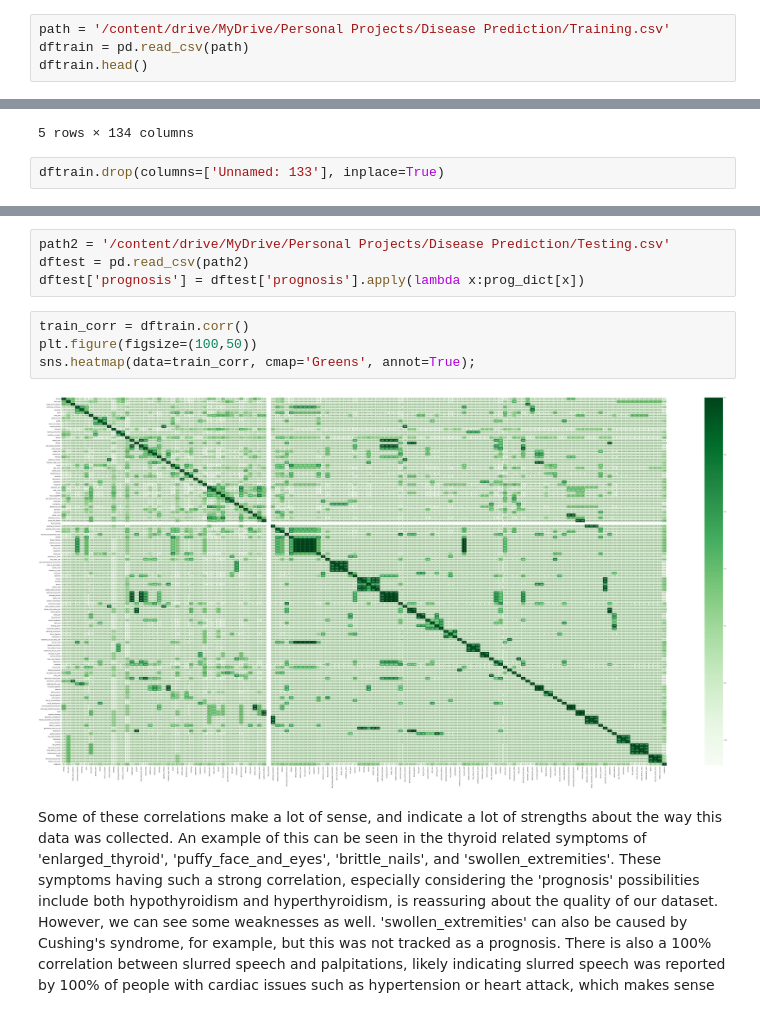
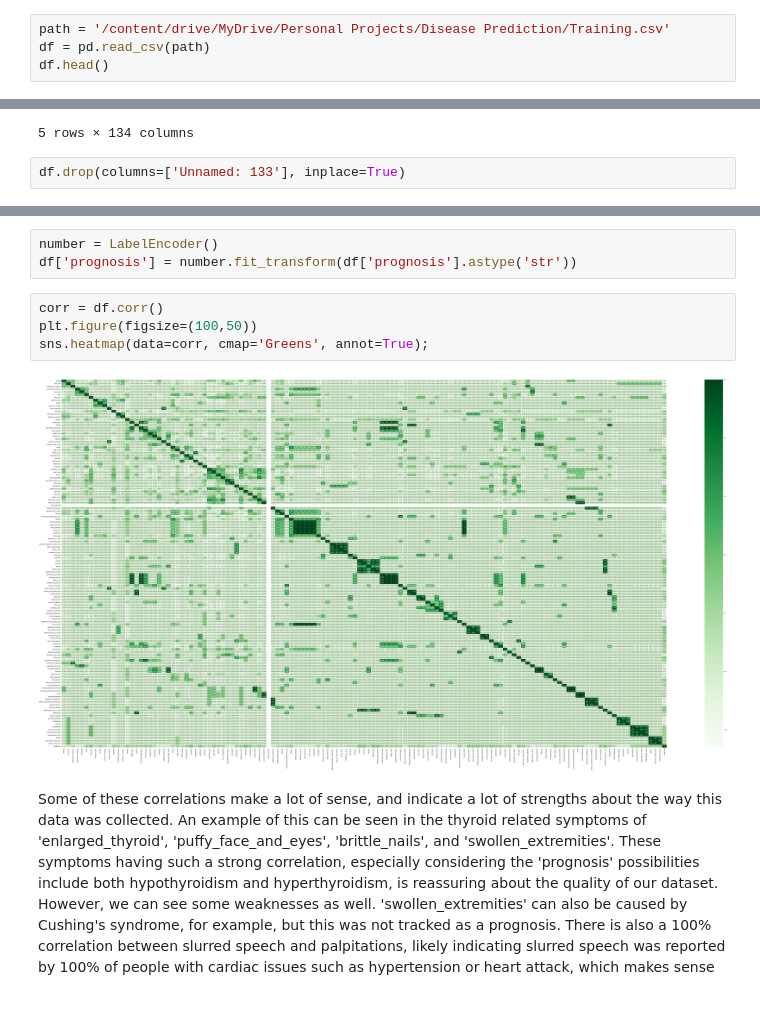
Before and after one commit to dantrainor9/Disease_Prediction, a Jupyter notebook: DiseasePrediction_2.ipynb, the cells around one changed output, grey strips where cells are left out. Saved outputs shown, nothing was run; the diff lists cells and outputs as text.

```diff
--- a/DiseasePrediction_2.ipynb
+++ b/DiseasePrediction_2.ipynb
@@ -18,7 +17,7 @@ from sklearn.ensemble import RandomForestClassifier
 # %%
 path = '/content/drive/MyDrive/Personal Projects/Disease Prediction/Training.csv'
-dftrain = pd.read_csv(path)
-dftrain.head()
+df = pd.read_csv(path)
+df.head()
 # %% [output]
 |  | itching | skin_rash | nodal_skin_eruptions | continuous_sneezing | shivering | chills | joint_pain | ... |
 | 0 | 1 | 1 | 1 | 0 | 0 | 0 | 0 | ... |
@@ -28,5 +27,5 @@ dftrain.head()
 | 4 | 1 | 1 | 1 | 0 | 0 | 0 | 0 | ... |
 5 rows × 134 columns
 # %%
-dftrain.drop(columns=['Unnamed: 133'], inplace=True)
+df.drop(columns=['Unnamed: 133'], inplace=True)
 # %%
@@ -82,12 +72,11 @@ dftrain['prognosis'] = dftrain['prognosis'].apply(lambda x: prog_dict[x])
-# %%
-path2 = '/content/drive/MyDrive/Personal Projects/Disease Prediction/Testing.csv'
-dftest = pd.read_csv(path2)
-dftest['prognosis'] = dftest['prognosis'].apply(lambda x:prog_dict[x])
+# %%
+number = LabelEncoder()
+df['prognosis'] = number.fit_transform(df['prognosis'].astype('str'))
 # %%
-train_corr = dftrain.corr()
+corr = df.corr()
 plt.figure(figsize=(100,50))
-sns.heatmap(data=train_corr, cmap='Greens', annot=True);
+sns.heatmap(data=corr, cmap='Greens', annot=True);
 # %% [output]
-[figure, old version]
+[figure, new version]
 # %% [markdown]
 Some of these correlations make a lot of sense, and indicate a lot of strengths about the way this data was collected. An example of this can be seen in the thyroid related symptoms of 'enlarged_thyroid', 'puffy_face_and_eyes', 'brittle_nails', and 'swollen_extremities'. These symptoms having such a strong correlation, especially considering the 'prognosis' possibilities include both hypothyroidism and hyperthyroidism, is reassuring about the quality of our dataset. However, we can see some weaknesses as well. 'swollen_extremities' can also be caused by Cushing's syndrome, for example, but this was not tracked as a prognosis. There is also a 100% correlation between slurred speech and palpitations, likely indicating slurred speech was reported by 100% of people with cardiac issues such as hypertension or heart attack, which makes sense in itself. However, we know that slurred speech can also come from developmental disorders, speech impediments, or even a few servings of alcohol. A model built on this dataset may wrongly diagnose someone with a cleft palette as having a heart attack. More data on more variables such as alcohol consumption, and a larger sample with more varying prognoses will  both improve this model's performance on real-world data.
```
Also changed, not shown: parts of 26 cells of this notebook.
